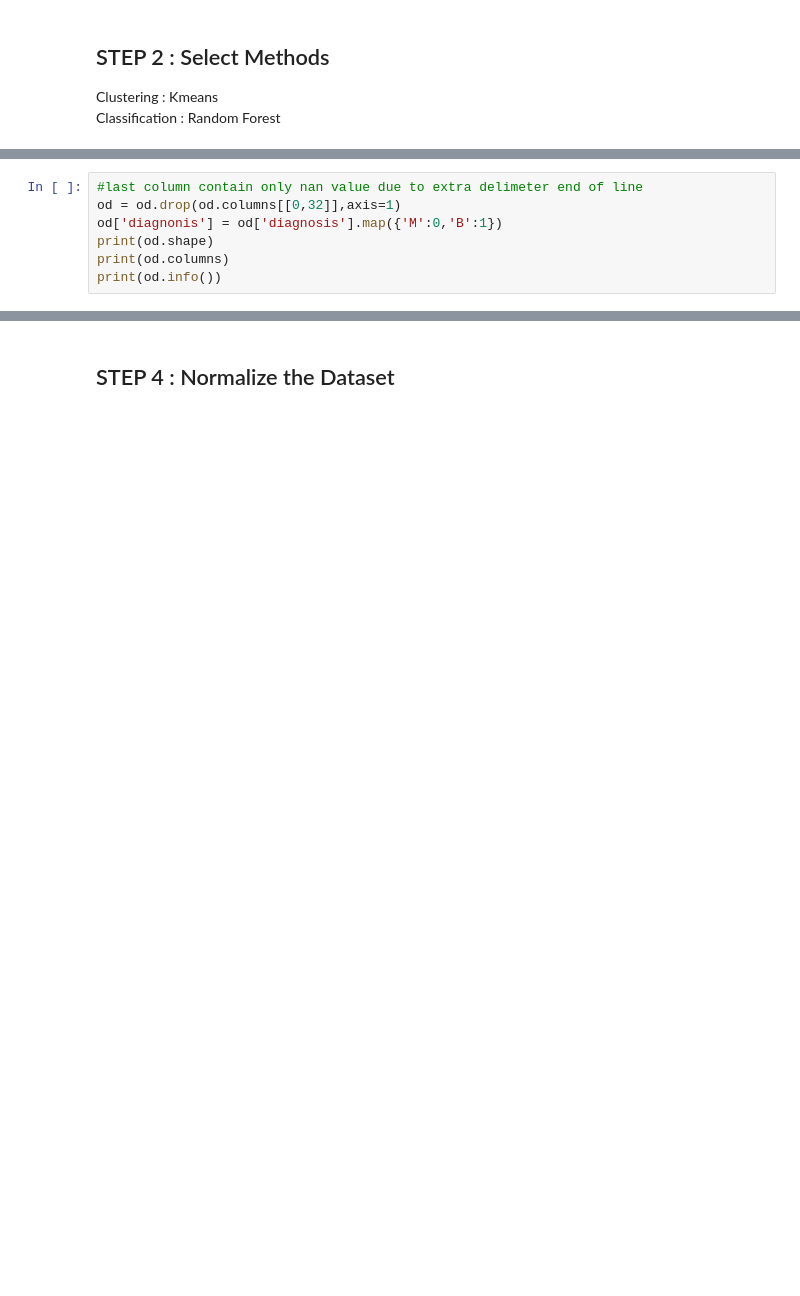
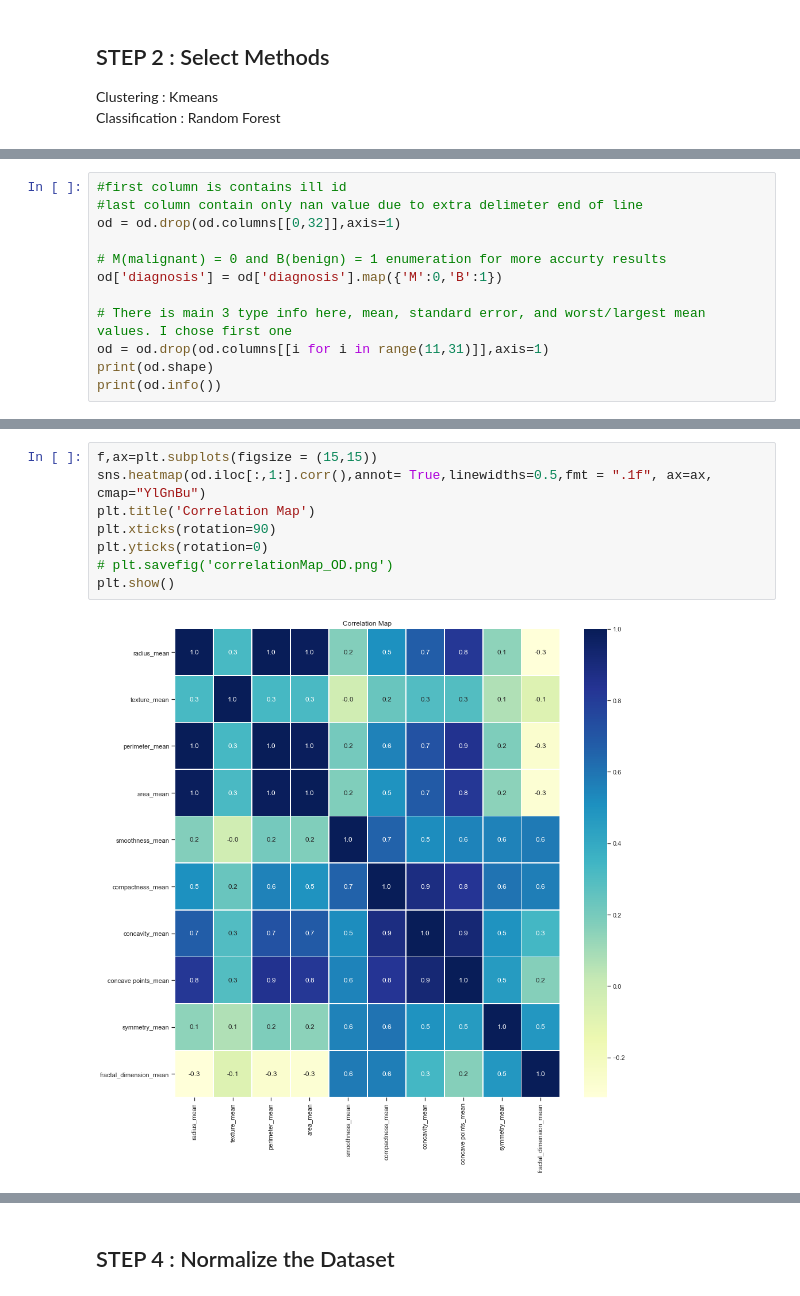
Before and after one commit to HaaaToka/DataIntensiveAssignments, a Jupyter notebook: ClusteringAndClassification/main.ipynb, the cells around one changed output, grey strips where cells are left out. Saved outputs shown, nothing was run; the diff lists cells and outputs as text; blank space fills up the shorter version.

```diff
--- a/ClusteringAndClassification/main.ipynb
+++ b/ClusteringAndClassification/main.ipynb
@@ -19,8 +46,13 @@ od=pd.read_csv('./data/data.csv', sep=',')
 # %%
+#first column is contains ill id
 #last column contain only nan value due to extra delimeter end of line
 od = od.drop(od.columns[[0,32]],axis=1)
-od['diagnonis'] = od['diagnosis'].map({'M':0,'B':1})
+
+# M(malignant) = 0 and B(benign) = 1 enumeration for more accurty results
+od['diagnosis'] = od['diagnosis'].map({'M':0,'B':1})
+
+# There is main 3 type info here, mean, standard error, and worst/largest mean values. I chose first one
+od = od.drop(od.columns[[i for i in range(11,31)]],axis=1)
 print(od.shape)
-print(od.columns)
 print(od.info())
 # %% [output]
@@ -43 +78,11 @@ memory usage: 142.4+ KB
 None
+# %%
+f,ax=plt.subplots(figsize = (15,15))
+sns.heatmap(od.iloc[:,1:].corr(),annot= True,linewidths=0.5,fmt = ".1f", ax=ax, cmap="YlGnBu")
+plt.title('Correlation Map')
+plt.xticks(rotation=90)
+plt.yticks(rotation=0)
+# plt.savefig('correlationMap_OD.png')
+plt.show()
+# %% [output]
+[figure, added]
```
Also changed, not shown: parts of 38 cells of this notebook, 7 other files.
